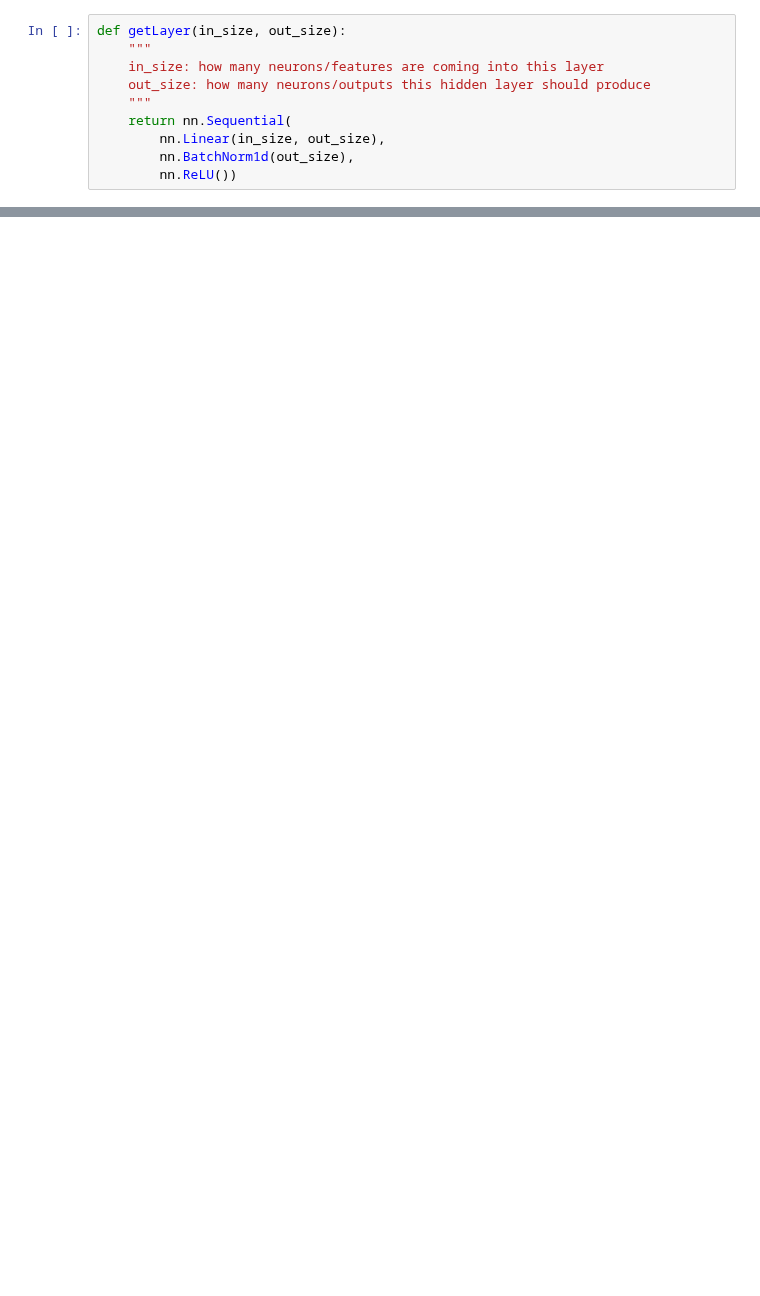
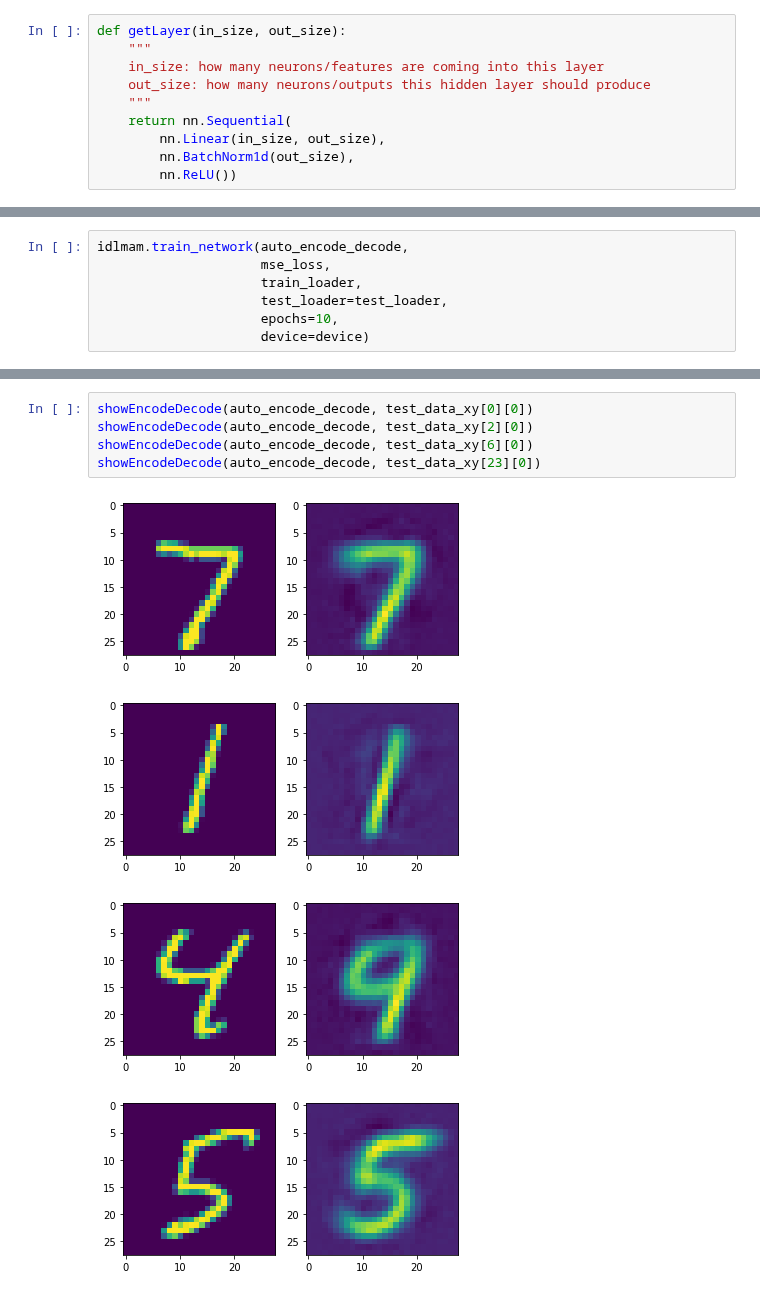
Before and after one commit to andreastgram/DL_Inner_Workings, a Jupyter notebook: Autoencoding_SelfSupervision.ipynb, the cells around one changed output, grey strips where cells are left out. Saved outputs shown, nothing was run; the diff lists cells and outputs as text; blank space fills up the shorter version.

```diff
--- a/Autoencoding_SelfSupervision.ipynb
+++ b/Autoencoding_SelfSupervision.ipynb
@@ -268,0 +292,7 @@ def getLayer(in_size, out_size):
+# %%
+idlmam.train_network(auto_encode_decode,
+                     mse_loss,
+                     train_loader,
+                     test_loader=test_loader,
+                     epochs=10,
+                     device=device)
@@ -268,0 +319,10 @@ def getLayer(in_size, out_size):
+# %%
+showEncodeDecode(auto_encode_decode, test_data_xy[0][0])
+showEncodeDecode(auto_encode_decode, test_data_xy[2][0])
+showEncodeDecode(auto_encode_decode, test_data_xy[6][0])
+showEncodeDecode(auto_encode_decode, test_data_xy[23][0])
+# %% [output]
+[figure, added]
+[figure, added]
+[figure, added]
+[figure, added]
```
Also changed, not shown: parts of 9 cells of this notebook.
